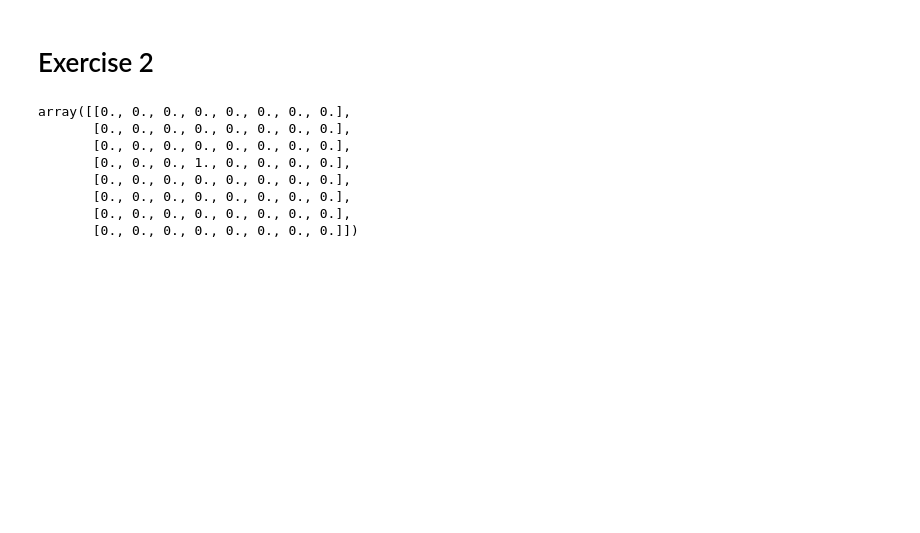
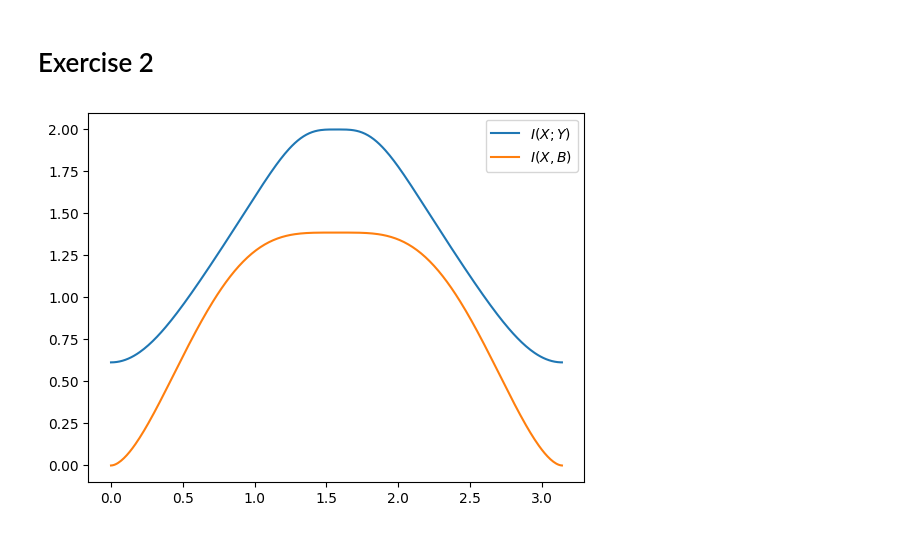
Before and after one commit to pau-torrente/qinfo_homework5, a Jupyter notebook: lhw5_javier.ipynb, the cells around one changed output. Saved outputs shown, nothing was run; the diff lists cells and outputs as text; code cells hidden in the pictures; blank space fills up the shorter version.

```diff
--- a/lhw5_javier.ipynb
+++ b/lhw5_javier.ipynb
@@ -207,20 +266,5 @@ def povm(y: int, theta: float) -> np.ndarray:
 # %%
-def p_ycondx(state: np.array, povm: np.array) -> float:
-    """Calculates the conditional probability P(Y|X).
-
-    Args:
-        state (np.array): The state vector |theta_x>.
-        povm (np.array): The POVM element A_y.
-
-    Returns:
-        float: The conditional probability P(Y|X).
-    """
-    rhox = np.outer(state, state)
-    proj_rhox = povm @ rhox
-    return np.trace(proj_rhox)
-
-
-def ent_y(theta: float) -> float:
+def ent_y_2(theta: float) -> float:
     """Calculates the entropy of the Y variable
 
     Args:
@@ -230,19 +274,18 @@ def ent_y(theta: float) -> float:
         float: The entropy of the Y variable
     """
     h = 0.0
-    thetas = theta_states(theta=theta)
-    projectors = povms()
+    st = states(theta=theta)
 
     for y in range(4):
         py = 0.0
         for x in range(4):
-            py += 0.5 * p_ycondx(thetas[x], projectors[y])
+            py += 0.25 * p_ycondx(st[x], povm(y, theta))
         h += py * np.log(py)
 
     return -h
 
 
-def ent_xy(theta: float) -> float:
+def ent_xy_2(theta: float) -> float:
     """Calculates the joint entropy of the X and Y variables
 
     Args:
@@ -252,18 +295,17 @@ def ent_xy(theta: float) -> float:
         float: The joint entropy of the X,Y variables
     """
     h = 0.0
-    thetas = theta_states(theta=theta)
-    projectors = povms()
+    st = states(theta=theta)
 
-    for y in range(2):
-        for x in range(2):
-            joint_p = 0.5 * p_ycondx(thetas[x], projectors[y])
+    for y in range(4):
+        for x in range(4):
+            joint_p = 0.25 * p_ycondx(st[x], povm(y, theta))
             h += joint_p * np.log(joint_p)
 
     return -h
 
 
-def I_xy(theta: float) -> float:
+def I_xy_2(theta: float) -> float:
     """Computes the mutual information between the X and Y variables
 
     Args:
@@ -272,13 +314,13 @@ def I_xy(theta: float) -> float:
     Returns:
         float: The mutual information I(X;Y)
     """
-    entx = 1.0
-    enty = ent_y(theta)
-    entxy = ent_xy(theta)
+    entx = 2.0
+    enty = ent_y_2(theta)
+    entxy = ent_xy_2(theta)
     return entx + enty - entxy
 
 
-def I_xb(theta: float) -> float:
+def I_xb_2(theta: float) -> float:
     """Computes the mutual information between the X and B variables
 
     Args:
@@ -287,15 +329,18 @@ def I_xb(theta: float) -> float:
     Returns:
         float: The mutual information I(X;B)_rho
     """
-    mat = 0.5 * np.outer(theta0(theta), theta0(theta)) + 0.5 * np.outer(theta1(theta), theta1(theta))
+    mat = 0.25 * sum([np.outer(st, st) for st in states(theta)])
     eigvals = np.linalg.eigvals(mat)
     return np.sum([-eig * np.log(eig) for eig in eigvals if eig > 1e-5])
-# %% [output]
-array([[0., 0., 0., 0., 0., 0., 0., 0.],
-       [0., 0., 0., 0., 0., 0., 0., 0.],
-       [0., 0., 0., 0., 0., 0., 0., 0.],
-       [0., 0., 0., 1., 0., 0., 0., 0.],
-       [0., 0., 0., 0., 0., 0., 0., 0.],
-       [0., 0., 0., 0., 0., 0., 0., 0.],
-       [0., 0., 0., 0., 0., 0., 0., 0.],
-       [0., 0., 0., 0., 0., 0., 0., 0.]])
+# %%
+angles = np.arange(0, np.pi, 0.01)
+mutual_info_xy_2 = [I_xy_2(angle) for angle in angles]
+mutual_info_xb_2 = [I_xb_2(angle) for angle in angles]
+
+
+plt.plot(angles, mutual_info_xy_2, label=r"$I(X;Y)$")
+plt.plot(angles, mutual_info_xb_2, label=r"$I(X,B)$")
+plt.legend()
+plt.show()
+# %% [output]
+[figure, added]
```
Also changed, not shown: parts of 6 cells of this notebook.
